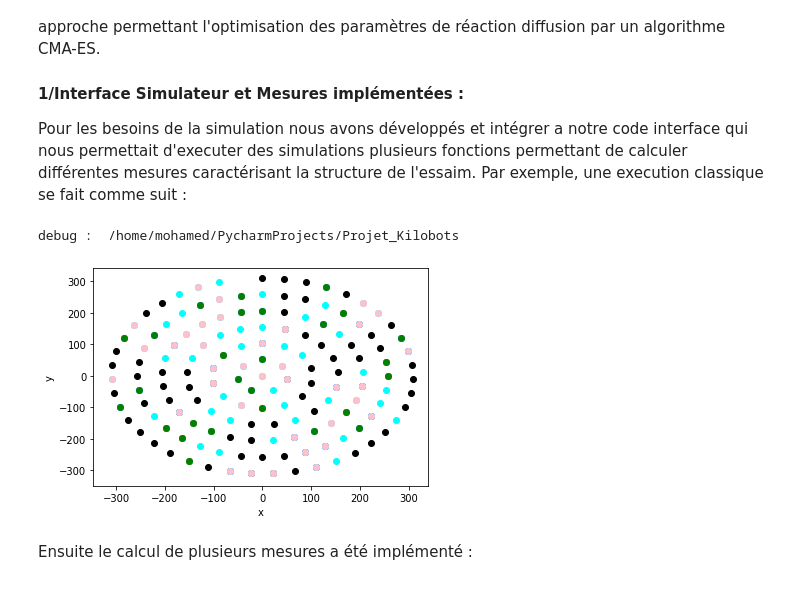
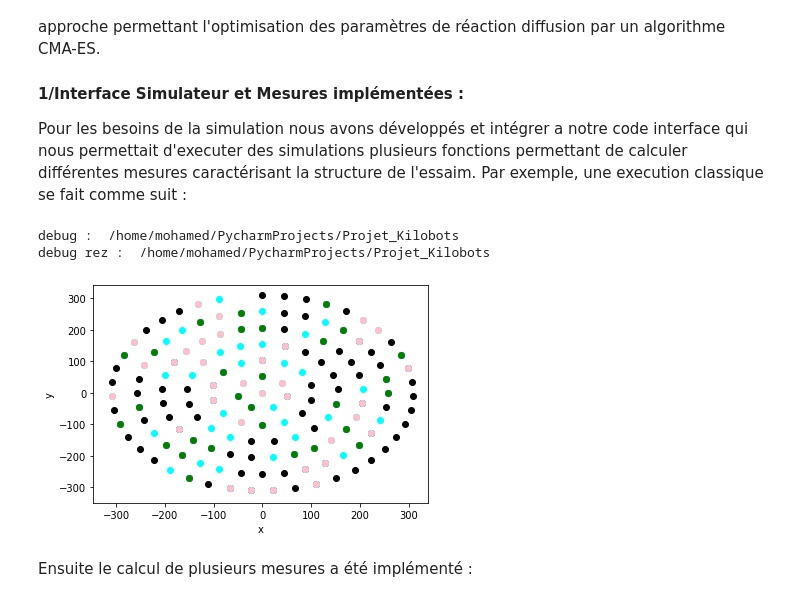
Before and after one commit to steagsInc/Projet_Kilobots, a Jupyter notebook: Rapport_1.ipynb, the cells around one changed output. Saved outputs shown, nothing was run; the diff lists cells and outputs as text; code cells hidden in the pictures.

```diff
--- a/Rapport_1.ipynb
+++ b/Rapport_1.ipynb
@@ -16,19 +19,21 @@ Par exemple, une execution classique se fait comme suit :
 # %%
 from Src.controllers.swarmDescriptor import swarmDescriptor
 """
 Le paramètre précisé sert a distinguer
 le simulateur avec lequel on interragis
 """
 SD = swarmDescriptor("morphogenesis")
+SD.controller.rez_params()
 SD.setTime(500)
 SD.controller.withVisiblite(False)
 SD.setTopology("pile")
 SD.setNb_robots(150)
 SD.executeSimulation()
 SD.genererRendu()
 # %% [output]
 debug :  /home/mohamed/PycharmProjects/Projet_Kilobots
+debug rez :  /home/mohamed/PycharmProjects/Projet_Kilobots
-[figure, old version]
+[figure, new version]
 # %% [markdown]
 Ensuite le calcul de plusieurs mesures a été implémenté :
 # %%
```
Also changed, not shown: parts of 19 cells of this notebook, 16 other files.
